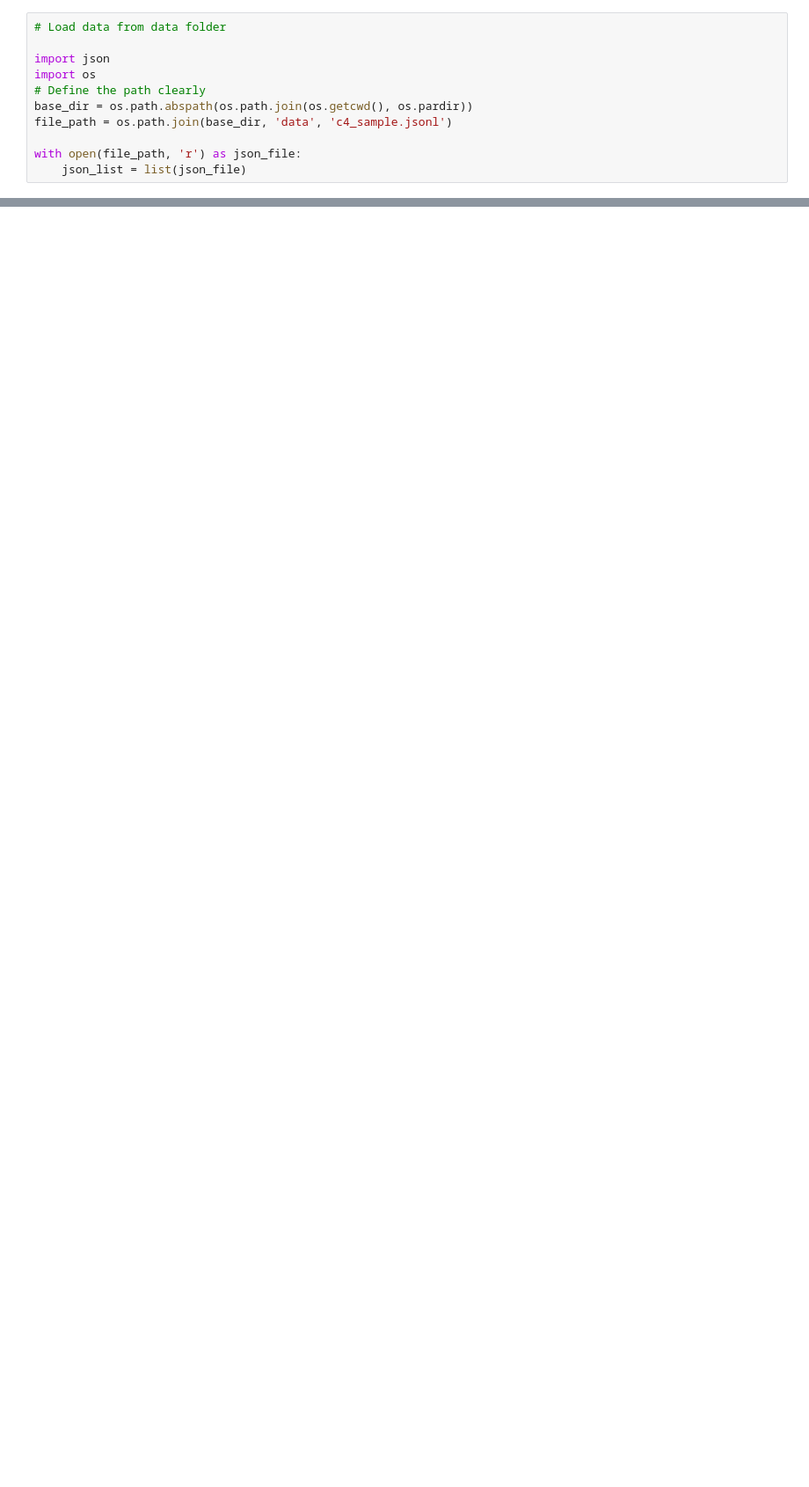
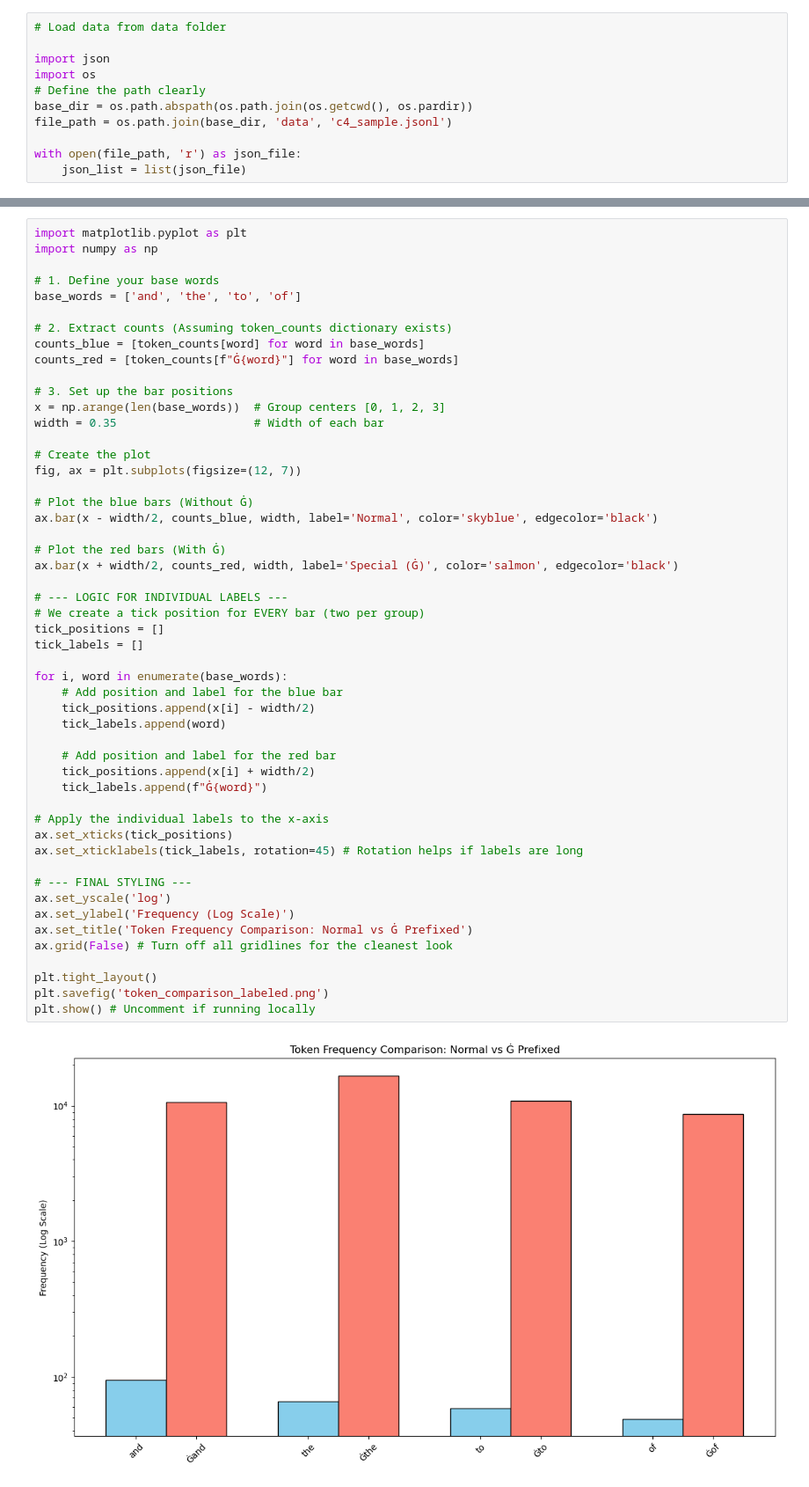
Before and after one commit to Diffusion-bachelor/diffusion-data-constraint-rare-events, a Jupyter notebook: notebooks/find_unique_tokens.ipynb, the cells around one changed output, grey strips where cells are left out. Shown at 88% size. Drawn from its saved outputs; the diff is of its cells as text; blank space fills up the shorter version.

```diff
--- a/notebooks/find_unique_tokens.ipynb
+++ b/notebooks/find_unique_tokens.ipynb
@@ -59,0 +90,53 @@ x["escaping"]
+# %%
+import matplotlib.pyplot as plt
+import numpy as np
+
+# 1. Define your base words
+base_words = ['and', 'the', 'to', 'of']
+
+# 2. Extract counts (Assuming token_counts dictionary exists)
+counts_blue = [token_counts[word] for word in base_words]
+counts_red = [token_counts[f"Ġ{word}"] for word in base_words]
+
+# 3. Set up the bar positions
+x = np.arange(len(base_words))  # Group centers [0, 1, 2, 3]
+width = 0.35                    # Width of each bar
+
+# Create the plot
+fig, ax = plt.subplots(figsize=(12, 7))
+
+# Plot the blue bars (Without Ġ)
+ax.bar(x - width/2, counts_blue, width, label='Normal', color='skyblue', edgecolor='black')
+
+# Plot the red bars (With Ġ)
+ax.bar(x + width/2, counts_red, width, label='Special (Ġ)', color='salmon', edgecolor='black')
+
+# --- LOGIC FOR INDIVIDUAL LABELS ---
+# We create a tick position for EVERY bar (two per group)
+tick_positions = []
+tick_labels = []
+
+for i, word in enumerate(base_words):
+    # Add position and label for the blue bar
+    tick_positions.append(x[i] - width/2)
+    tick_labels.append(word)
+
+    # Add position and label for the red bar
+    tick_positions.append(x[i] + width/2)
+    tick_labels.append(f"Ġ{word}")
+
+# Apply the individual labels to the x-axis
+ax.set_xticks(tick_positions)
+ax.set_xticklabels(tick_labels, rotation=45) # Rotation helps if labels are long
+
+# --- FINAL STYLING ---
+ax.set_yscale('log')
+ax.set_ylabel('Frequency (Log Scale)')
+ax.set_title('Token Frequency Comparison: Normal vs Ġ Prefixed')
+ax.grid(False) # Turn off all gridlines for the cleanest look
+
+plt.tight_layout()
+plt.savefig('token_comparison_labeled.png')
+plt.show() # Uncomment if running locally
+# %% [output]
+[figure, added]
```
Also changed, not shown: parts of 4 cells of this notebook, 1 other file.
